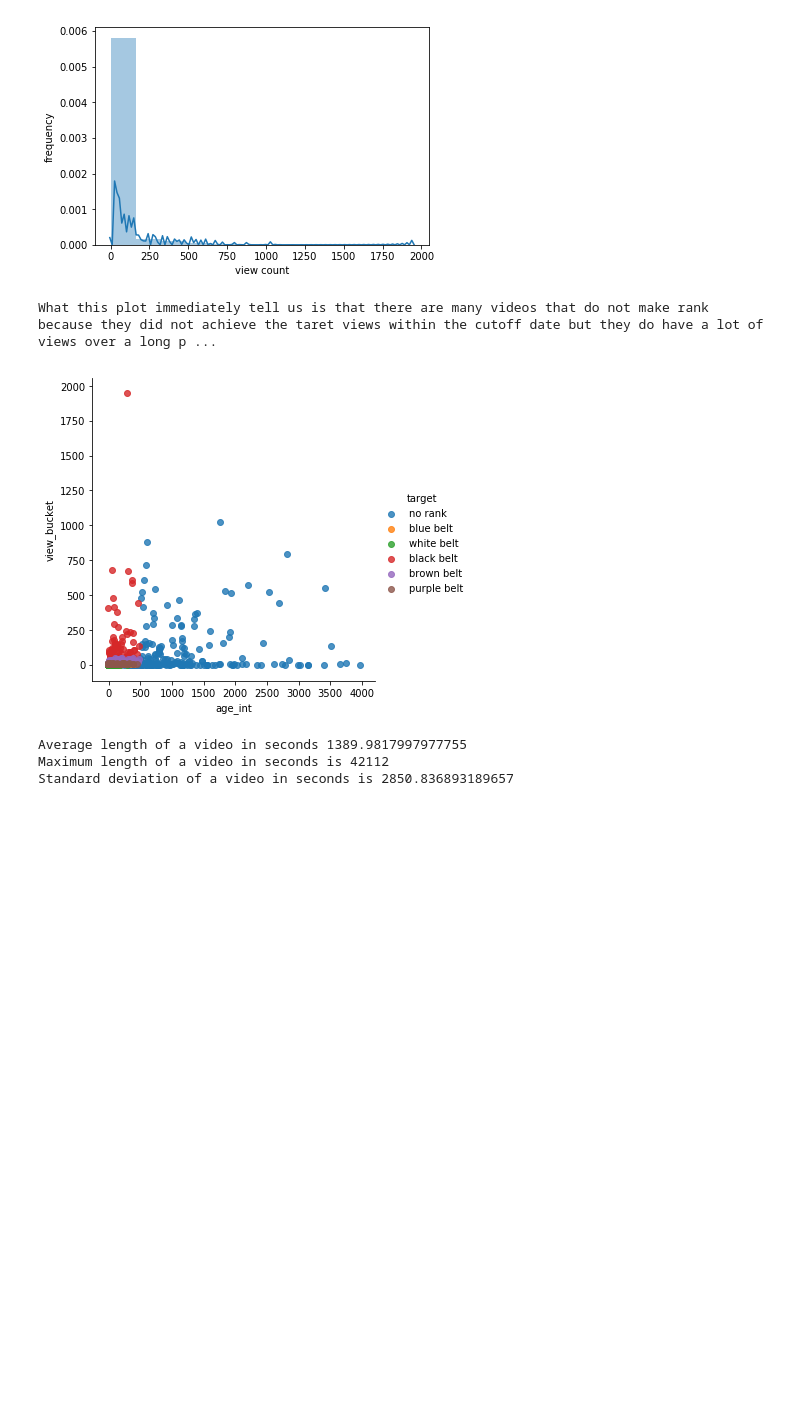
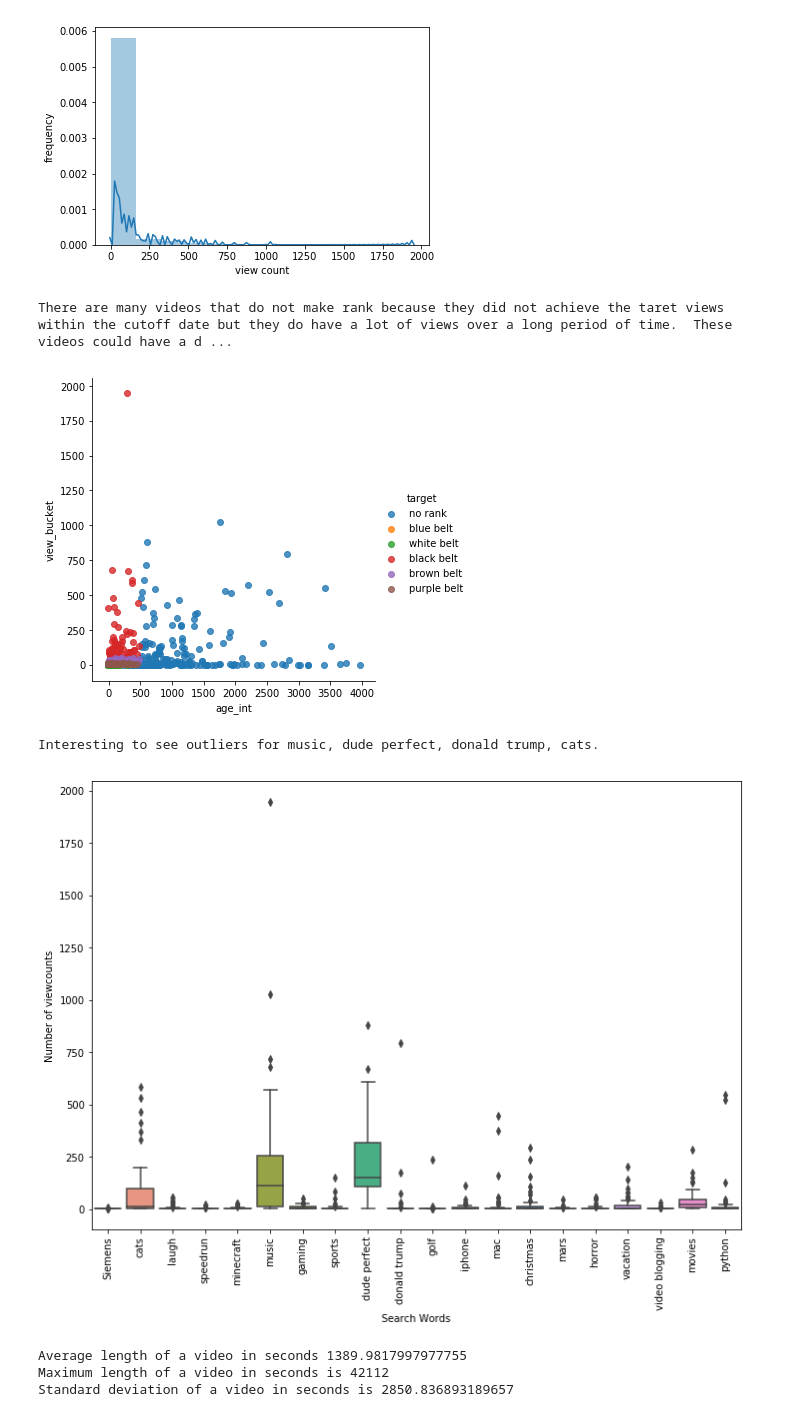
Before and after one commit to addiwei/Springboard, a Jupyter notebook: Capstone1/Youtube_2_Preprocessing_EDA.ipynb, the cells around one changed output. Saved outputs shown, nothing was run; the diff lists cells and outputs as text; code cells hidden in the pictures; blank space fills up the shorter version.

```diff
--- a/Capstone1/Youtube_2_Preprocessing_EDA.ipynb
+++ b/Capstone1/Youtube_2_Preprocessing_EDA.ipynb
@@ -373,10 +374,24 @@ sns.lmplot(x='age_int', y='view_bucket', data=df,
            fit_reg=False, # No regression line
            hue = 'target')   # Color by evolution stage
 
-print('What this plot immediately tell us is that there are many videos that do not make rank because they did not achieve the taret views within the cutoff date but they do have a lot of views over a long period of time.  These videos could have a different pricing model for ads')
+print('There are many videos that do not make rank because they did not achieve the taret views within the cutoff date but they do have a lot of views over a long period of time.  These videos could have a different pricing model for ads')
 # %% [output]
-What this plot immediately tell us is that there are many videos that do not make rank because they did not achieve the taret views within the cutoff date but they do have a lot of views over a long p ...
+There are many videos that do not make rank because they did not achieve the taret views within the cutoff date but they do have a lot of views over a long period of time.  These videos could have a d ...
 [figure]
+# %%
+#Plot of view counts by search word
+
+
+dims = (11.7, 8.27)
+fix, ax = plt.subplots(figsize= dims)
+g = sns.boxplot(x='search_word', y='view_bucket', data = df)
+g.set_xticklabels(g.get_xticklabels(), rotation=90)
+plt.xlabel("Search Words")
+plt.ylabel("Number of viewcounts")
+print('Interesting to see outliers for music, dude perfect, donald trump, cats.')
+# %% [output]
+Interesting to see outliers for music, dude perfect, donald trump, cats.
+[figure, added]
 # %%
 sns.boxplot(data=df['duration'])
 plt.ylim(0, 45000)
```
Also changed, not shown: parts of 10 cells of this notebook, 1 other file.
